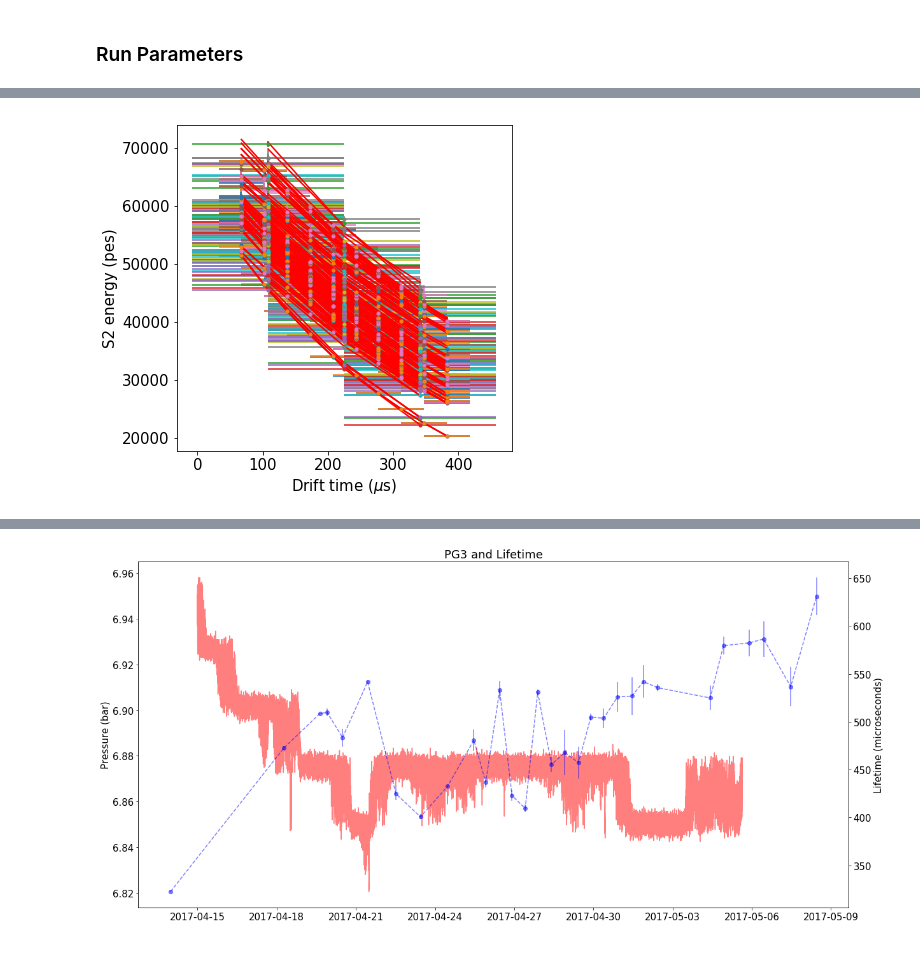
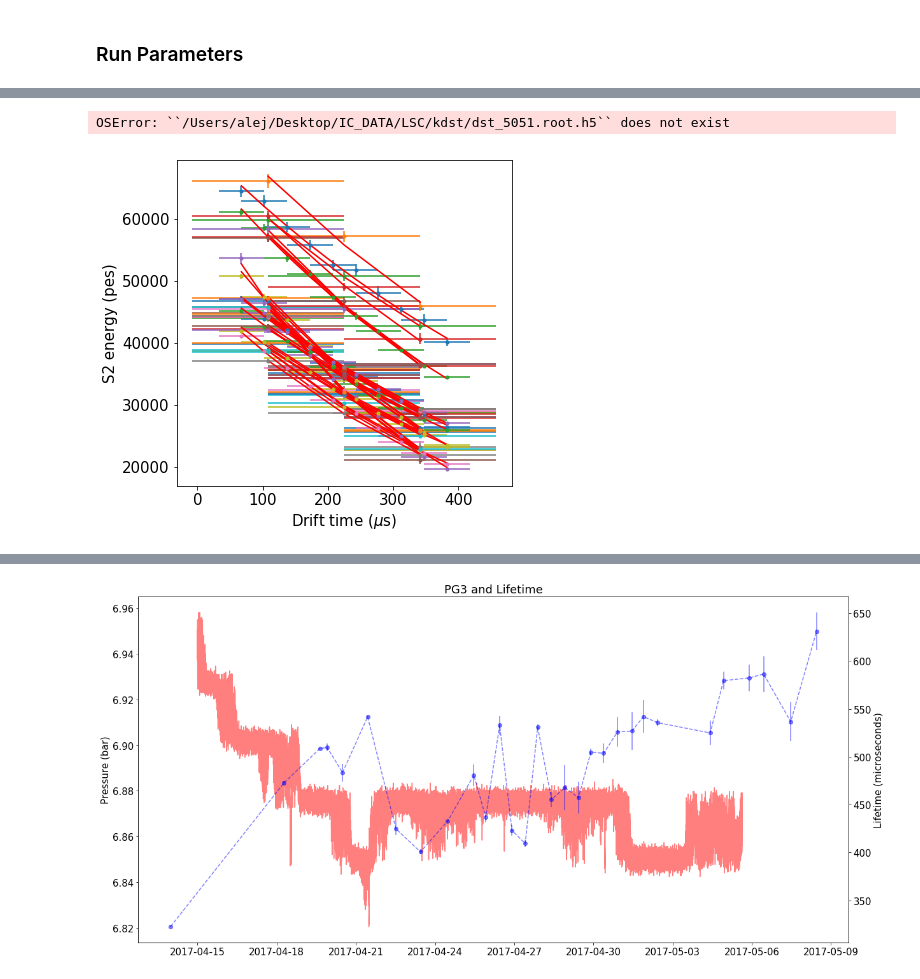
Before and after one commit to bpalmeiro/ICARO, a Jupyter notebook: icaro/Kryptonite/alphas-lifetime-all.ipynb, the cells around one changed output, grey strips where cells are left out. Saved outputs shown, nothing was run; the diff lists cells and outputs as text; code cells hidden in the pictures.

```diff
--- a/icaro/Kryptonite/alphas-lifetime-all.ipynb
+++ b/icaro/Kryptonite/alphas-lifetime-all.ipynb
@@ -107,7 +109,11 @@ runs = [3628,
         3897,
         3900,
         3903,
-        3905]
+        3905,
+        3998]
+
+runs = [3905, 3988, 3998, 4002, 4021, 4027, 4029, 4035, 4050, 5051]
+#runs = [3988, 3998, 4002, 4021, 4027, 4029, 4035, 4050, 4051]
 # %%
 tr = [
     1.16,
@@ -190,6 +203,8 @@ s1es = []
 s2es = []
 zs = []
 eff = []
+
+error = []
 for i, run_number in enumerate(runs):
 
     DataPMT = load_db.DataPMT(run_number)
@@ -199,13 +214,9 @@ for i, run_number in enumerate(runs):
 
     ifile = os.path.join(os.environ['IC_DATA'], 'LSC/kdst/dst_{}.root.h5'.format(run_number))
     full = load_dst(ifile)
-    full.head()
-
     r = event_rate(full)
     st = datetime.datetime.fromtimestamp(full.time[-1:]).strftime('%Y-%m-%d %H:%M:%S')
     core = full[full.R < 100]     # Cuts
-
-
     zrange =   50, 400
     Erange = 1e+3, 70e3
     nbins = 10
@@ -214,57 +225,8 @@ for i, run_number in enumerate(runs):
                     yrange=Erange,
                     nbins=nbins,
                     fitpar=(50000,-300), label=("Drift time ($\mu$s)", "S2 energy (pes)"))
-
-
-
-    cz = core[in_range(core.Z, 50, 400)]
-
-    #cz = full
-
-    #print('=======')
-    #print(len(full))
-    #print(len(cz))
-    cz = full
-    cz = cz [cz.S2e  >  400*units.pes * 11] # michel sorel cuts
-    #print('s2',len(cz))
-    cz = cz [cz.S1e   >   100*units.pes * 11]
-    #print('s1',len(cz))
-    cz = cz [cz.S2w   > 3.5] # units of mus!!!
-    cz = cz [cz.S2w   <  25] # units of mus!!!
-    #print('s2w',len(cz))
-    cz = cz [cz.S1w   >  300*units.ns]
-    cz = cz [cz.S1w   < 1000*units.ns]
-    #print('s1w',len(cz))
-    cz = cz [cz.S1t   >  100*units.mus]
-    cz = cz [cz.S2t   <  750*units.mus]
-    #print('times',len(cz))
-    cz = cz [cz.R     <  100*units.mm] # fidc
-    aev = len(set(cz.event))
-
-    eff.append(aev / revts[i])
-
-    s1es.append(cz.S1e.mean())
-    s2es.append(cz.S2e.mean())
-    zs  .append(cz.Z  .mean())
-
-    zrange =   50, 400
-    Erange = 1e+3, 70e3
-    nbins = 10
-    F, x, y, sy = profile_and_fit(cz.Z, cz.S2e,
-                        xrange=zrange,
-                        yrange=Erange,
-                        nbins=nbins,
-                        fitpar=(50000,-300), label=("Drift time ($\mu$s)", "S2 energy (pes)"))
-    st0 = time_from_timestamp(full.time[0])
-    st1 = time_from_timestamp(full.time[-1:])
-    CHI2, LAMBDA, ELAMBDA, TSTAMP, TIME = lifetime(dst=cz, zrange=(50,400), Erange=(1e+3, 80e3), nbins=3)
-
-    times.append(TIME[np.argmin(ELAMBDA)])
-    lifetimes.append(-np.array(LAMBDA)[np.argmin(ELAMBDA)])
-    elambdas .append( np.min (ELAMBDA))
-    LT[run_number] = -np.array(LAMBDA)[np.argmin(ELAMBDA)]
-
-    times_all.extend(TIME)
-    lifetimes_all.extend(-np.array(LAMBDA))
-    elambdas_all.extend(ELAMBDA)
+    lifetimes.append(-F.values[1])
+    error.    append(F.errors[1])
+    CHI2, LAMBDA, ELAMBDA, TSTAMP, TIME = lifetime(dst=core, zrange=(50,400), Erange=(1e+3, 80e3), nbins=3)
+    times.append(TIME[1])
 # %% [output]
@@ -288,4 +267,5 @@ chi2 = 2.4354558492587657
+OSError: ``/Users/alej/Desktop/IC_DATA/LSC/kdst/dst_5051.root.h5`` does not exist
-[figure, old version]
+[figure, new version]
 # %%
 times = np.array(times)
 times_all = np.array(times_all)
```
Also changed, not shown: parts of 15 cells of this notebook, 1 other file.
